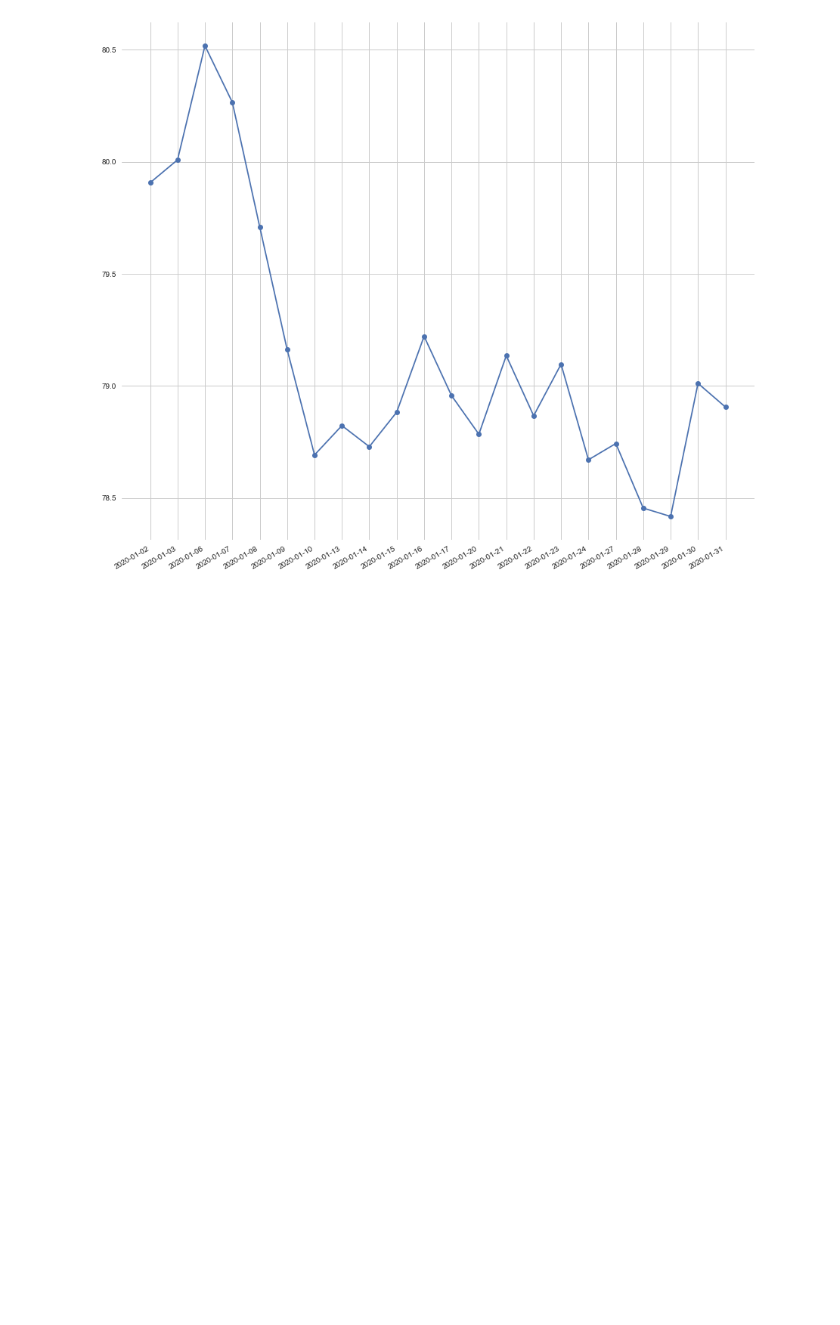
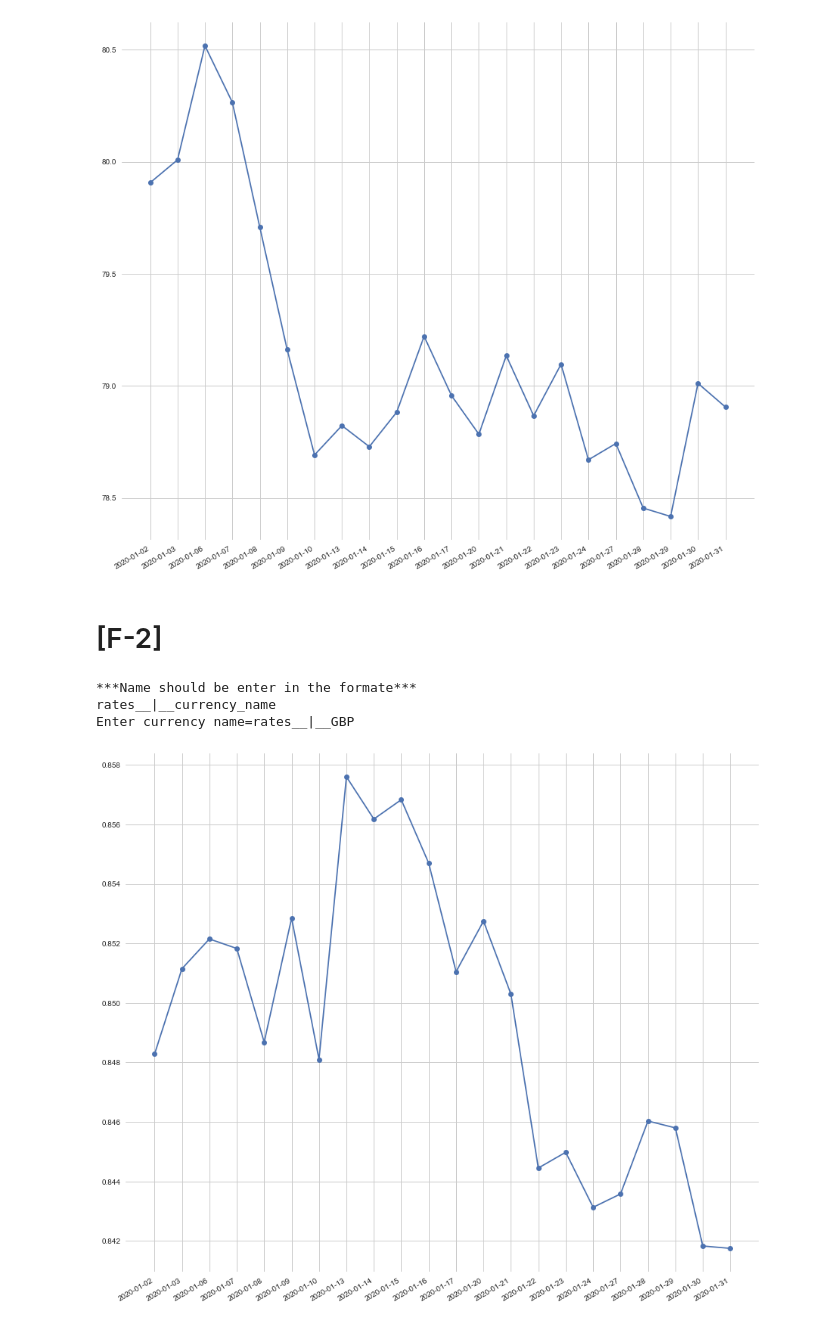
Before and after one commit to lawarsanjana/2020-interns, a Jupyter notebook: ASSIGNMENT.ipynb, the cells around one changed output. Saved outputs shown, nothing was run; the diff lists cells and outputs as text; code cells hidden in the pictures; blank space fills up the shorter version.

```diff
--- a/ASSIGNMENT.ipynb
+++ b/ASSIGNMENT.ipynb
@@ -74,3 +75,20 @@ plt.plot_date(date,INR,linestyle='solid')
 plt.gcf().autofmt_xdate()
 # %% [output]
 [figure]
+# %% [markdown]
+
+# [F-2]
+# %%
+print("***Name should be enter in the formate***")
+print('rates__|__currency_name')
+cur=input("Enter currency name=")
+INR=list(dataset1[cur])
+# %% [output]
+***Name should be enter in the formate***
+rates__|__currency_name
+Enter currency name=rates__|__GBP
+# %%
+plt.plot_date(date,INR,linestyle='solid')
+plt.gcf().autofmt_xdate()
+# %% [output]
+[figure, added]
```
Also changed, not shown: parts of 5 cells of this notebook.
